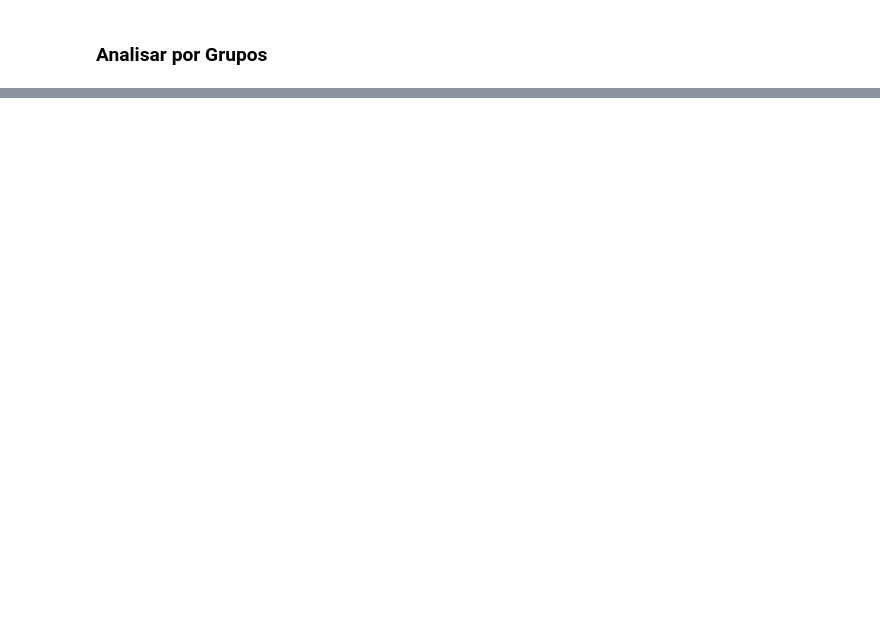
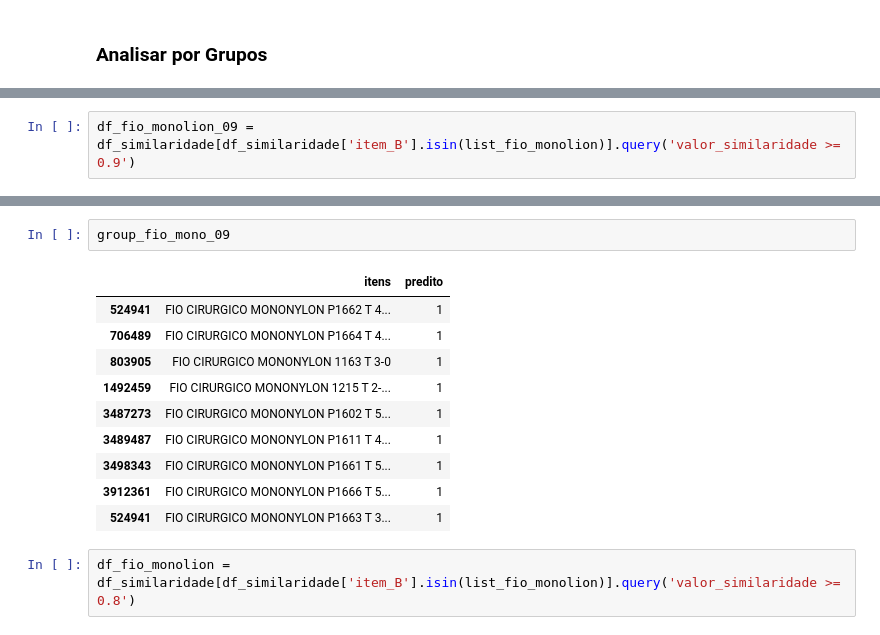
Before and after one commit to Douglas-cc/analyze_text_similarity, a Jupyter notebook: items_similarity.ipynb, the cells around one changed output, grey strips where cells are left out. Cells and saved outputs as stored; diff of their text form; blank space fills up the shorter version.

```diff
--- a/items_similarity.ipynb
+++ b/items_similarity.ipynb
@@ -267,0 +358,2 @@ df_similaridade[df_similaridade['item_B'].isin(sonda)].query('valor_similaridade
+# %%
+df_fio_monolion_09 = df_similaridade[df_similaridade['item_B'].isin(list_fio_monolion)].query('valor_similaridade >= 0.9')
@@ -267,0 +365,15 @@ df_similaridade[df_similaridade['item_B'].isin(sonda)].query('valor_similaridade
+# %%
+group_fio_mono_09
+# %% [output]
+|  | itens | predito |
+| 524941 | FIO CIRURGICO MONONYLON P1662 T 4... | 1 |
+| 706489 | FIO CIRURGICO MONONYLON P1664 T 4... | 1 |
+| 803905 | FIO CIRURGICO MONONYLON 1163 T 3-0 | 1 |
+| 1492459 | FIO CIRURGICO MONONYLON 1215 T 2-... | 1 |
+| 3487273 | FIO CIRURGICO MONONYLON P1602 T 5... | 1 |
+| 3489487 | FIO CIRURGICO MONONYLON P1611 T 4... | 1 |
+| 3498343 | FIO CIRURGICO MONONYLON P1661 T 5... | 1 |
+| 3912361 | FIO CIRURGICO MONONYLON P1666 T 5... | 1 |
+| 524941 | FIO CIRURGICO MONONYLON P1663 T 3... | 1 |
+# %%
+df_fio_monolion = df_similaridade[df_similaridade['item_B'].isin(list_fio_monolion)].query('valor_similaridade >= 0.8')
```
Also changed, not shown: parts of 158 cells of this notebook.
